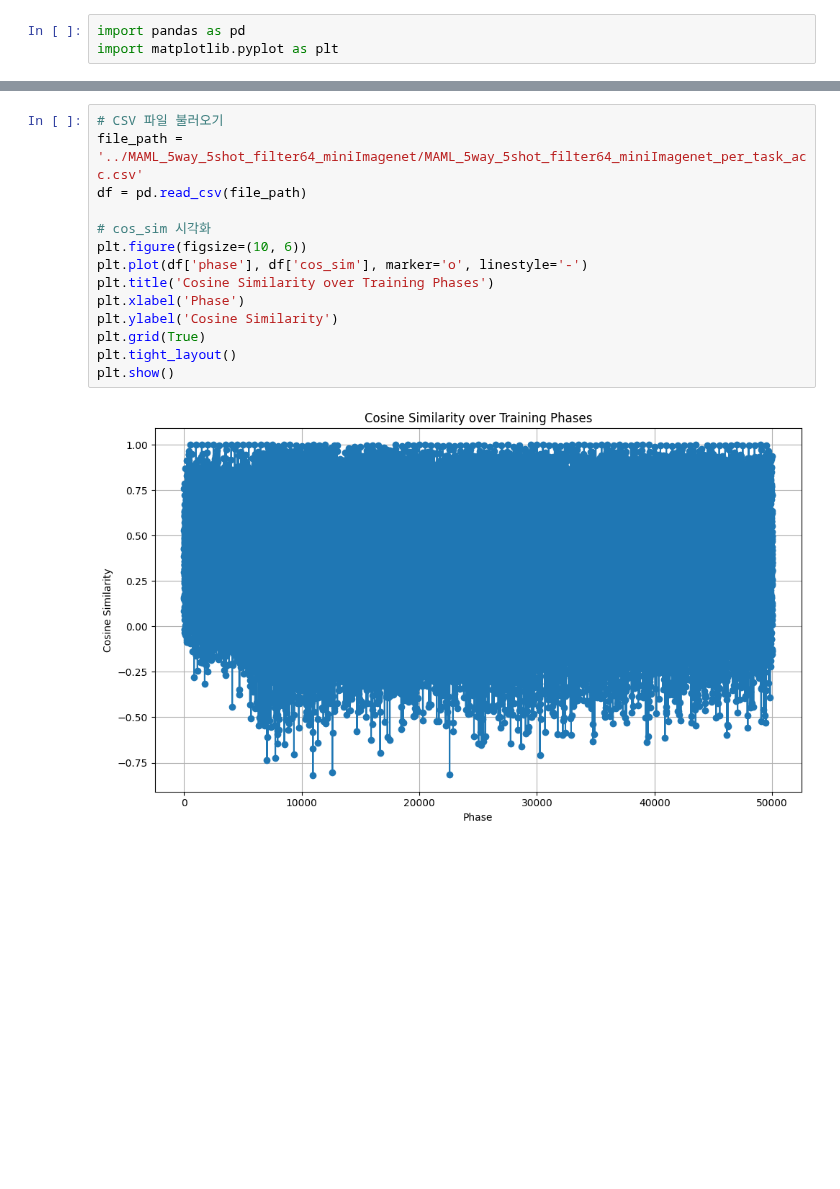
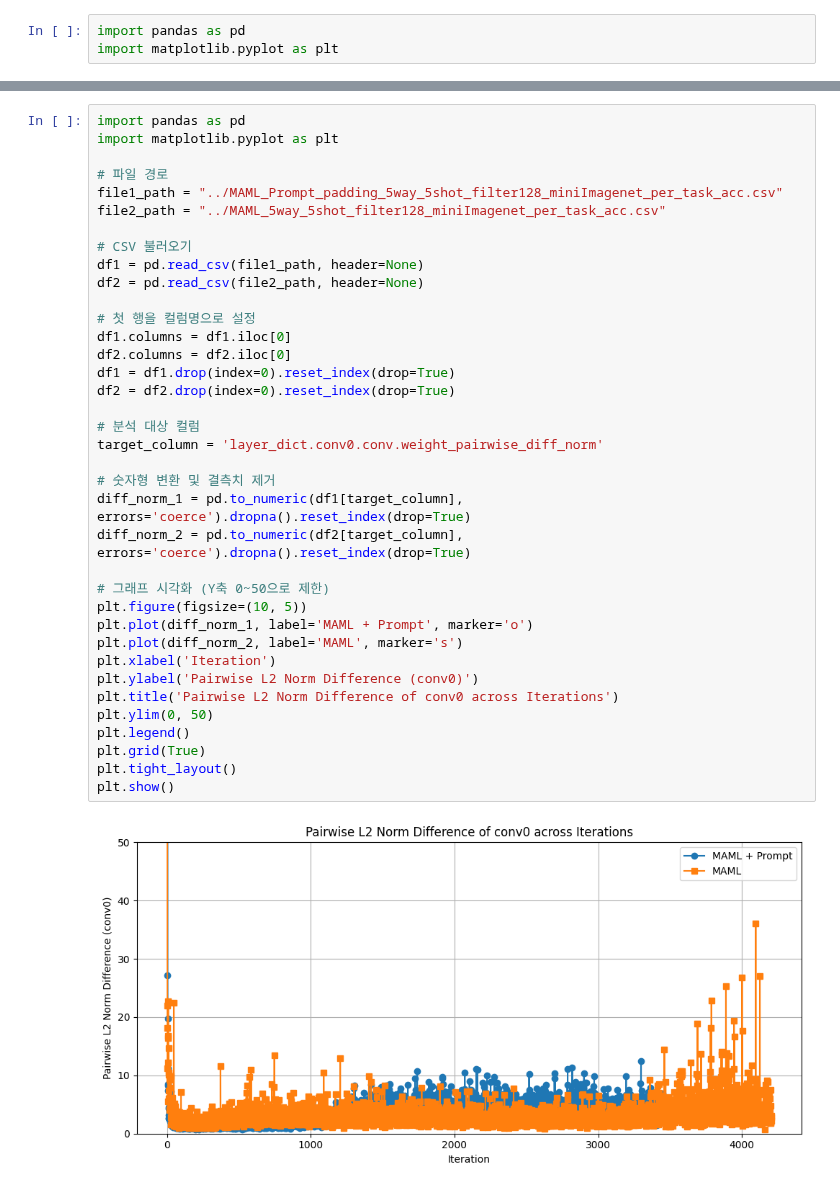
Before and after one commit to SKKUJMLim/prompt_maml, a Jupyter notebook: analysis/gradient_conflict.ipynb, the cells around one changed output, grey strips where cells are left out. Cells and saved outputs as stored; diff of their text form; blank space fills up the shorter version.

```diff
--- a/analysis/gradient_conflict.ipynb
+++ b/analysis/gradient_conflict.ipynb
@@ -20,16 +39,39 @@ plt.show()
 # %%
-# CSV 파일 불러오기
-file_path = '../MAML_5way_5shot_filter64_miniImagenet/MAML_5way_5shot_filter64_miniImagenet_per_task_acc.csv'
-df = pd.read_csv(file_path)
+import pandas as pd
+import matplotlib.pyplot as plt
 
-# cos_sim 시각화
-plt.figure(figsize=(10, 6))
-plt.plot(df['phase'], df['cos_sim'], marker='o', linestyle='-')
-plt.title('Cosine Similarity over Training Phases')
-plt.xlabel('Phase')
-plt.ylabel('Cosine Similarity')
+# 파일 경로
+file1_path = "../MAML_Prompt_padding_5way_5shot_filter128_miniImagenet_per_task_acc.csv"
+file2_path = "../MAML_5way_5shot_filter128_miniImagenet_per_task_acc.csv"
+
+# CSV 불러오기
+df1 = pd.read_csv(file1_path, header=None)
+df2 = pd.read_csv(file2_path, header=None)
+
+# 첫 행을 컬럼명으로 설정
+df1.columns = df1.iloc[0]
+df2.columns = df2.iloc[0]
+df1 = df1.drop(index=0).reset_index(drop=True)
+df2 = df2.drop(index=0).reset_index(drop=True)
+
+# 분석 대상 컬럼
+target_column = 'layer_dict.conv0.conv.weight_pairwise_diff_norm'
+
+# 숫자형 변환 및 결측치 제거
+diff_norm_1 = pd.to_numeric(df1[target_column], errors='coerce').dropna().reset_index(drop=True)
+diff_norm_2 = pd.to_numeric(df2[target_column], errors='coerce').dropna().reset_index(drop=True)
+
+# 그래프 시각화 (Y축 0~50으로 제한)
+plt.figure(figsize=(10, 5))
+plt.plot(diff_norm_1, label='MAML + Prompt', marker='o')
+plt.plot(diff_norm_2, label='MAML', marker='s')
+plt.xlabel('Iteration')
+plt.ylabel('Pairwise L2 Norm Difference (conv0)')
+plt.title('Pairwise L2 Norm Difference of conv0 across Iterations')
+plt.ylim(0, 50)
+plt.legend()
 plt.grid(True)
 plt.tight_layout()
 plt.show()
 # %% [output]
-[figure, old version]
+[figure, new version]
```
Also changed, not shown: parts of 5 cells of this notebook.
